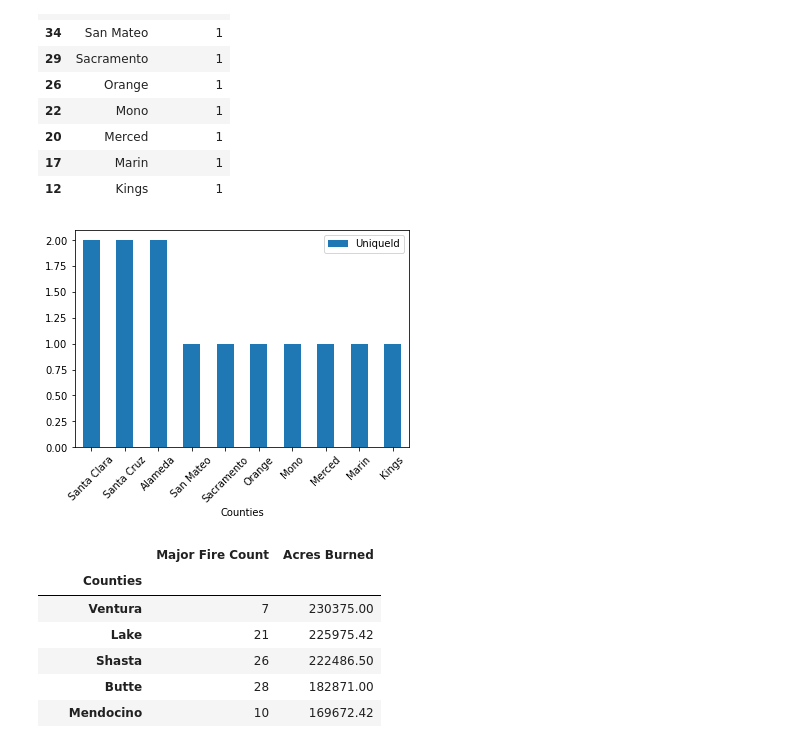
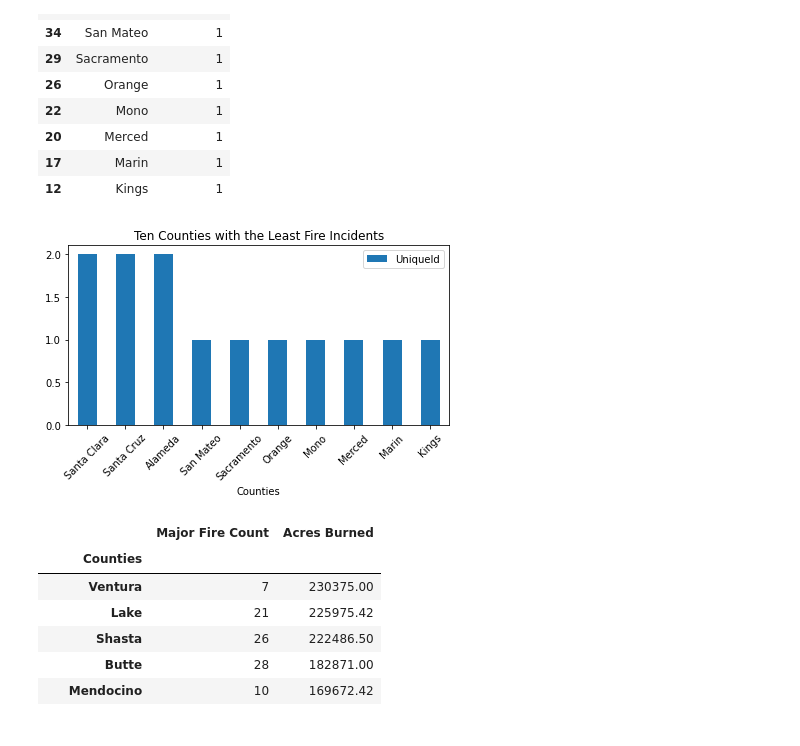
Before and after one commit to jump8621/data-project-I, a Jupyter notebook: lee_pyre.ipynb, the cells around one changed output. Saved outputs shown, nothing was run; the diff lists cells and outputs as text; code cells hidden in the pictures.

```diff
--- a/lee_pyre.ipynb
+++ b/lee_pyre.ipynb
@@ -224,9 +226,11 @@ last_ten_major
 | 12 | Kings | 1 |
 # %%
 last_ten_major.plot(kind="bar", x="Counties", rot=45)
+plt.title("Ten Counties with the Least Fire Incidents")
+plt.tight_layout()
 plt.show()
 # %% [output]
-[figure, old version]
+[figure, new version]
 # %%
 #find acreage of burned area
 #sum by UniqueID to get unique fires (some fires by county are duplicates)
```
Also changed, not shown: parts of 6 cells of this notebook, 5 other files.
